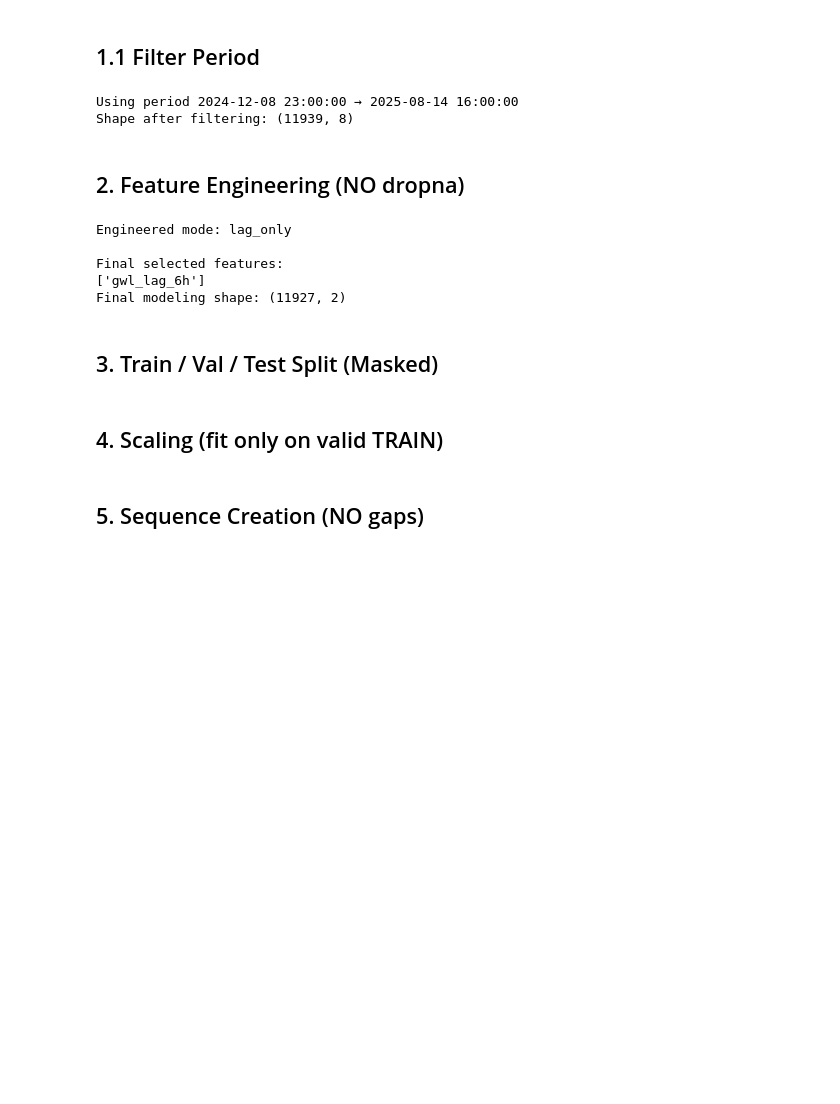
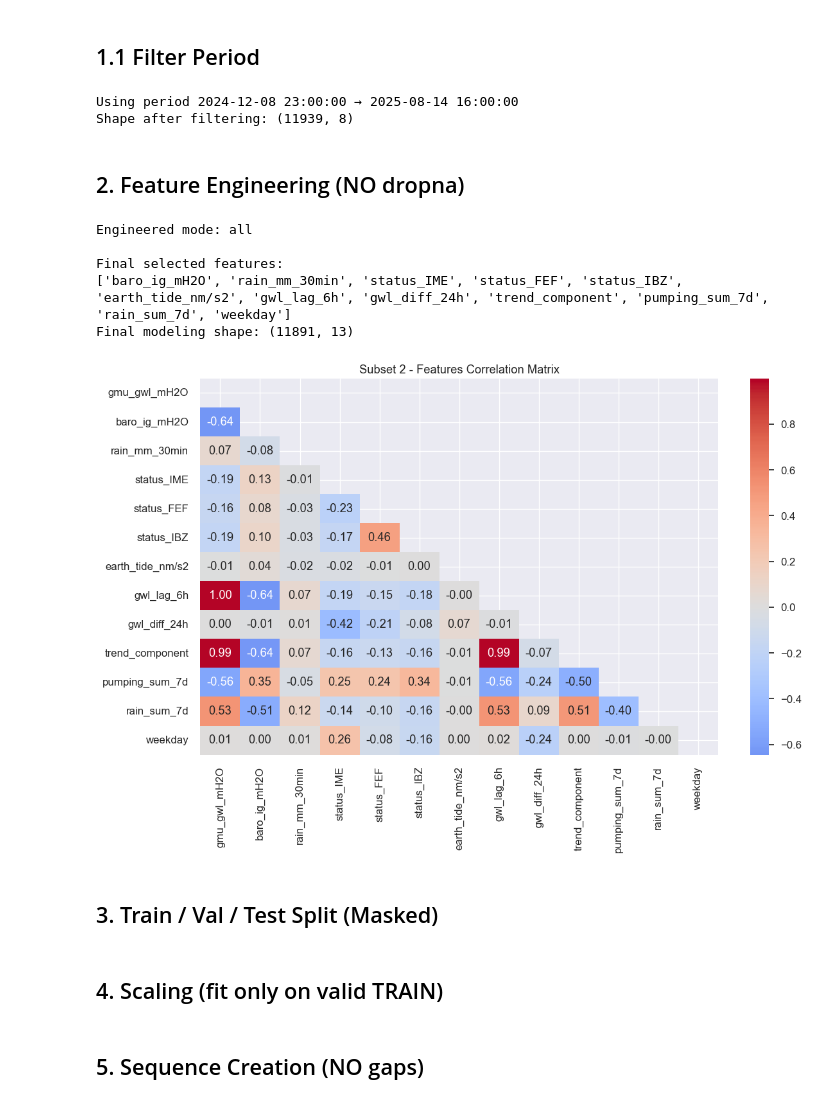
Before and after one commit to PelizariGabriel/groundwater-level-ML, a Jupyter notebook: Model-and-Evaluation_INST2.ipynb, the cells around one changed output. Drawn from its saved outputs; the diff is of its cells as text; code cells hidden in the pictures; blank space fills up the shorter version.

```diff
--- a/Model-and-Evaluation_INST2.ipynb
+++ b/Model-and-Evaluation_INST2.ipynb
@@ -164,7 +167,7 @@ Shape after filtering: (11939, 8)
 # Options:
 # "all"      -> use all engineered features
 # "lag_only" -> use only gwl_lag_6h
-ENGINEERED_MODE = "lag_only"   # <<< ALTERE AQUI
+ENGINEERED_MODE = "all"   # <<< ALTERE AQUI
 
 # ======================================================
 # Target
@@ -187,7 +190,7 @@ df["gwl_diff_24h"] = df[target_col] - df[target_col].shift(48)  # 24h
 # 7 days = 7 × 24 × 2 = 336 steps
 df["trend_component"] = (
     df[target_col]
-    .rolling(window=336, center=True, min_periods=1)
+    .rolling(window=336, min_periods=1)
     .mean()
 )
 
@@ -282,11 +285,45 @@ valid_mask = df_model.notna().all(axis=1).values
 
 print("Final modeling shape:", df_model[valid_mask].shape)
 # %% [output]
-Engineered mode: lag_only
+Engineered mode: all
 
 Final selected features:
-['gwl_lag_6h']
-Final modeling shape: (11927, 2)
+['baro_ig_mH2O', 'rain_mm_30min', 'status_IME', 'status_FEF', 'status_IBZ', 'earth_tide_nm/s2', 'gwl_lag_6h', 'gwl_diff_24h', 'trend_component', 'pumping_sum_7d', 'rain_sum_7d', 'weekday']
+Final modeling shape: (11891, 13)
+# %%
+# ======================================================
+# Correlation matrix of final modeling features
+# ======================================================
+
+import seaborn as sns
+import matplotlib.pyplot as plt
+import numpy as np
+
+# usar apenas linhas válidas
+data_corr = df_model[valid_mask]
+
+# matriz de correlação
+corr = data_corr.corr()
+
+# plot
+plt.figure(figsize=(12, 8))
+
+mask = np.triu(np.ones_like(corr, dtype=bool))
+
+sns.heatmap(
+    corr,
+    mask=mask,
+    cmap="coolwarm",
+    center=0,
+    annot=True,
+    fmt=".2f"
+)
+
+plt.title("Subset 2 - Features Correlation Matrix")
+plt.tight_layout()
+plt.show()
+# %% [output]
+[figure, added]
 # %% [markdown]
 ## 3. Train / Val / Test Split (Masked)
 # %%
```
Also changed, not shown: parts of 1 cell of this notebook, 3 other files.
